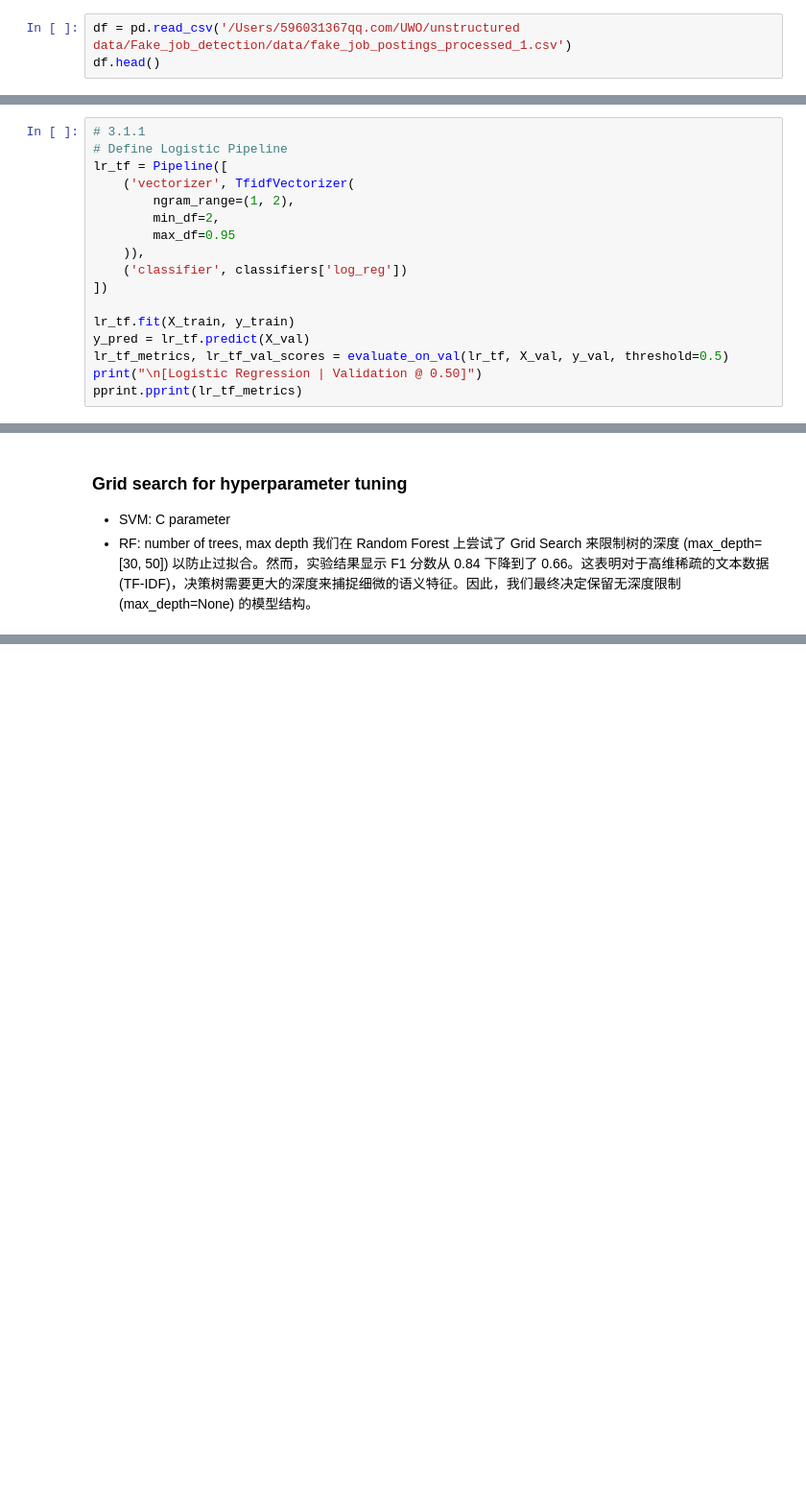
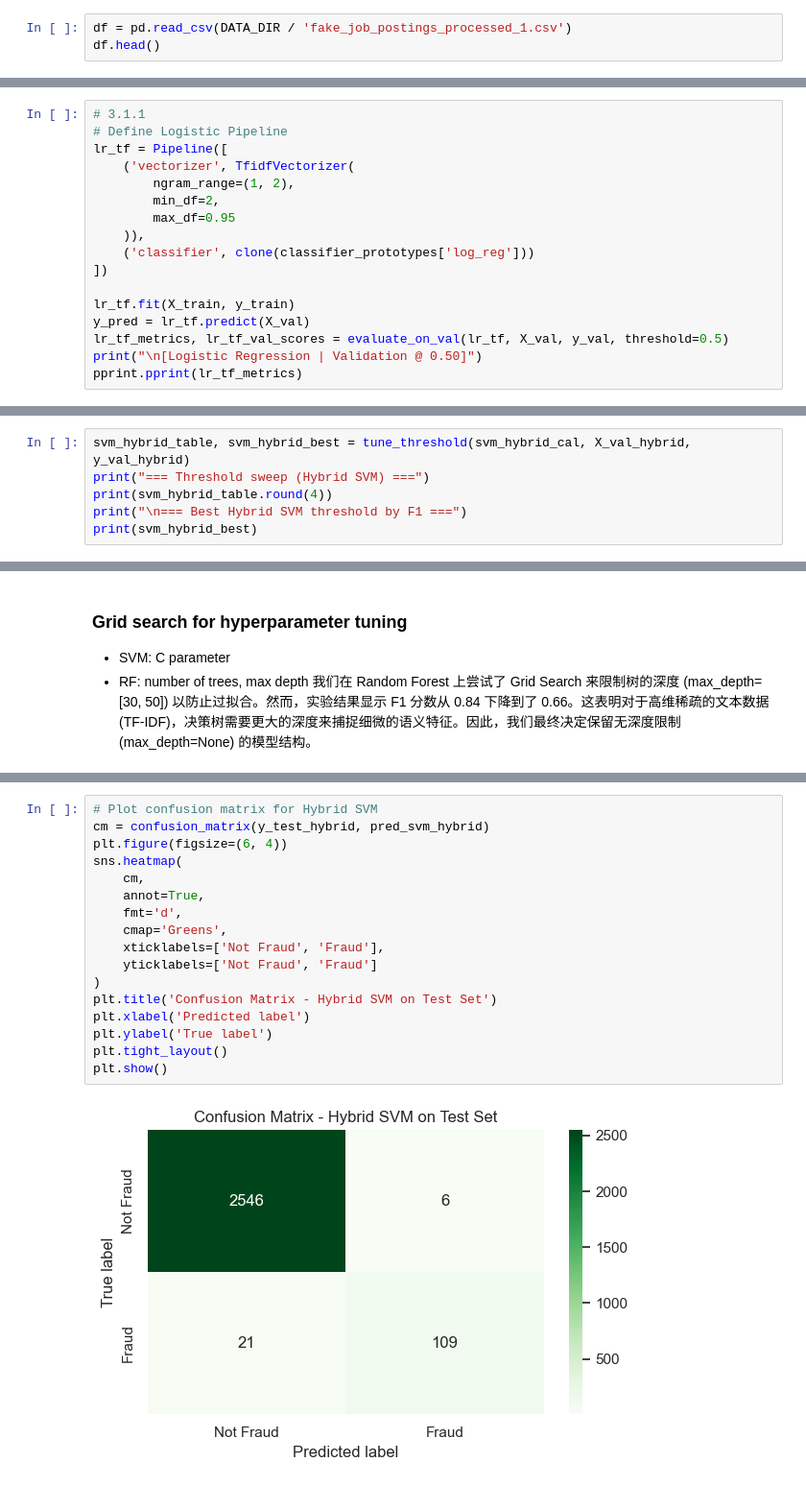
Before and after one commit to Lexie000/Fake-Job-Detection-NLP, a Jupyter notebook: Notebook/03_models.ipynb, the cells around one changed output, grey strips where cells are left out. Shown at 96% size. Drawn from its saved outputs; the diff is of its cells as text; blank space fills up the shorter version.

```diff
--- a/Notebook/03_models.ipynb
+++ b/Notebook/03_models.ipynb
@@ -65,7 +73,7 @@ from sklearn.metrics import (
     - fraud class recall
     - confusion matrix
 # %%
-df = pd.read_csv('/Users/596031367qq.com/UWO/unstructured data/Fake_job_detection/data/fake_job_postings_processed_1.csv')
+df = pd.read_csv(DATA_DIR / 'fake_job_postings_processed_1.csv')
 df.head()
 # %% [output]
 |  | job_id | title | location | department | salary_range | company_profile | description | requirements | ... |
@@ -116,7 +165,7 @@ lr_tf = Pipeline([
         min_df=2,
         max_df=0.95
     )),
-    ('classifier', classifiers['log_reg'])
+    ('classifier', clone(classifier_prototypes['log_reg']))
 ])
 
 lr_tf.fit(X_train, y_train)
@@ -366,0 +437,6 @@ Name: 4, dtype: float64
+# %%
+svm_hybrid_table, svm_hybrid_best = tune_threshold(svm_hybrid_cal, X_val_hybrid, y_val_hybrid)
+print("=== Threshold sweep (Hybrid SVM) ===")
+print(svm_hybrid_table.round(4))
+print("\n=== Best Hybrid SVM threshold by F1 ===")
+print(svm_hybrid_best)
@@ -549,0 +710,19 @@ sns.heatmap(cm, annot=True, fmt='d', cmap='Blues', xticklabels=['Not Fraud', 'Fr
+# %%
+# Plot confusion matrix for Hybrid SVM
+cm = confusion_matrix(y_test_hybrid, pred_svm_hybrid)
+plt.figure(figsize=(6, 4))
+sns.heatmap(
+    cm,
+    annot=True,
+    fmt='d',
+    cmap='Greens',
+    xticklabels=['Not Fraud', 'Fraud'],
+    yticklabels=['Not Fraud', 'Fraud']
+)
+plt.title('Confusion Matrix - Hybrid SVM on Test Set')
+plt.xlabel('Predicted label')
+plt.ylabel('True label')
+plt.tight_layout()
+plt.show()
+# %% [output]
+[figure, added]
```
Also changed, not shown: parts of 45 cells of this notebook, 27 other files.
